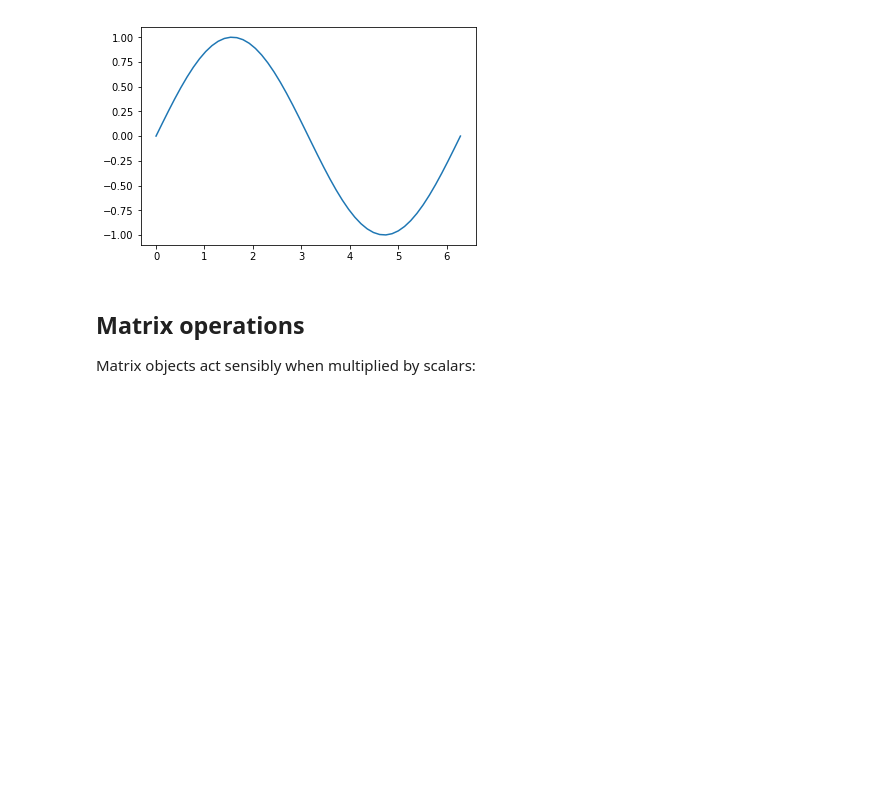
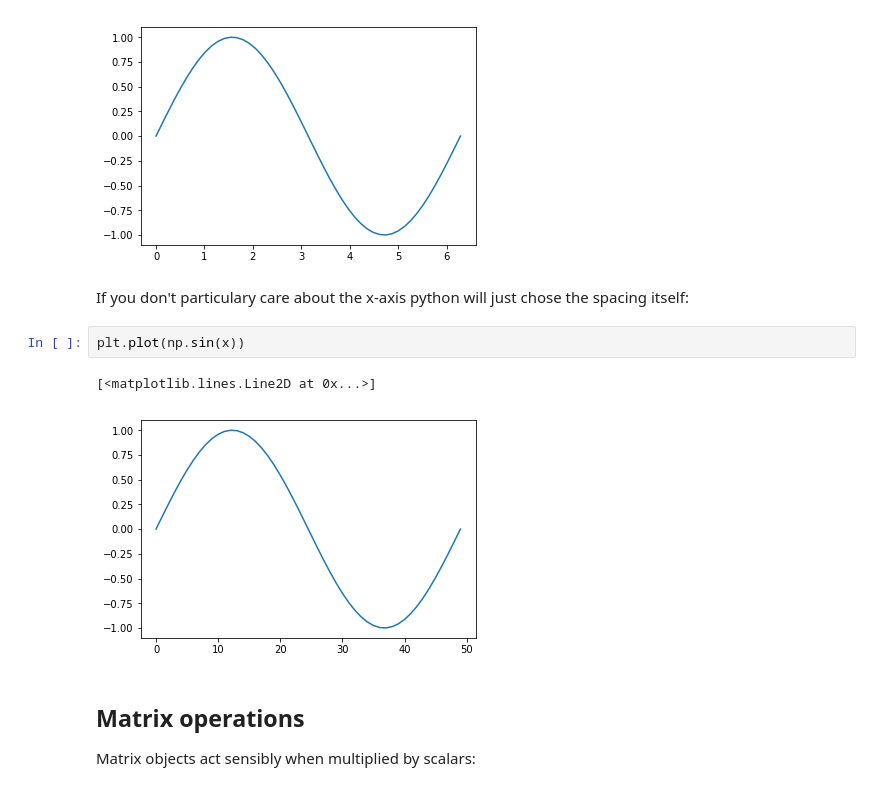
Before and after one commit to mackelab/python-intro, a Jupyter notebook: Data Analysis 101.ipynb, the cells around one changed output. Cells and saved outputs as stored; diff of their text form; blank space fills up the shorter version.

```diff
--- a/Data Analysis 101.ipynb
+++ b/Data Analysis 101.ipynb
@@ -139,6 +139,13 @@ plt.plot(x, np.sin(x))
 # %% [output]
 [<matplotlib.lines.Line2D at 0x...>]
 [figure]
+# %% [markdown]
+If you don't particulary care about the x-axis python will just chose the spacing itself:
+# %%
+plt.plot(np.sin(x))
+# %% [output]
+[<matplotlib.lines.Line2D at 0x...>]
+[figure, added]
 # %% [markdown]
 ## Matrix operations
 Matrix objects act sensibly when multiplied by scalars:
```
Also changed, not shown: parts of 3 cells of this notebook, 2 other files.
